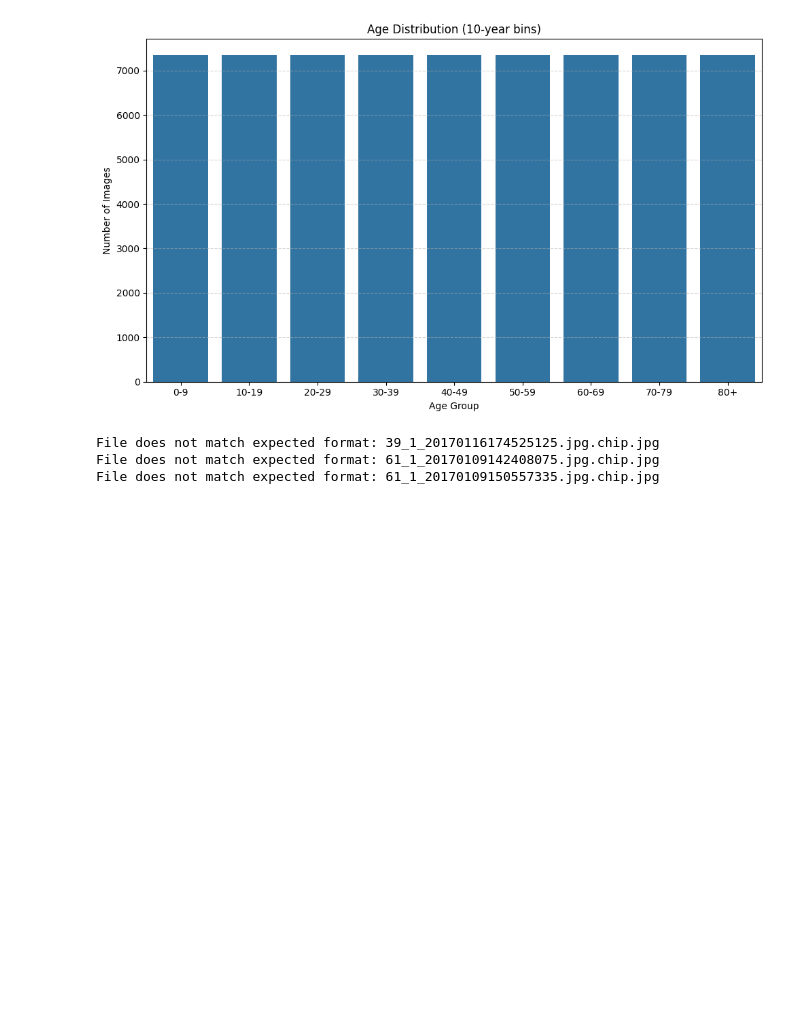
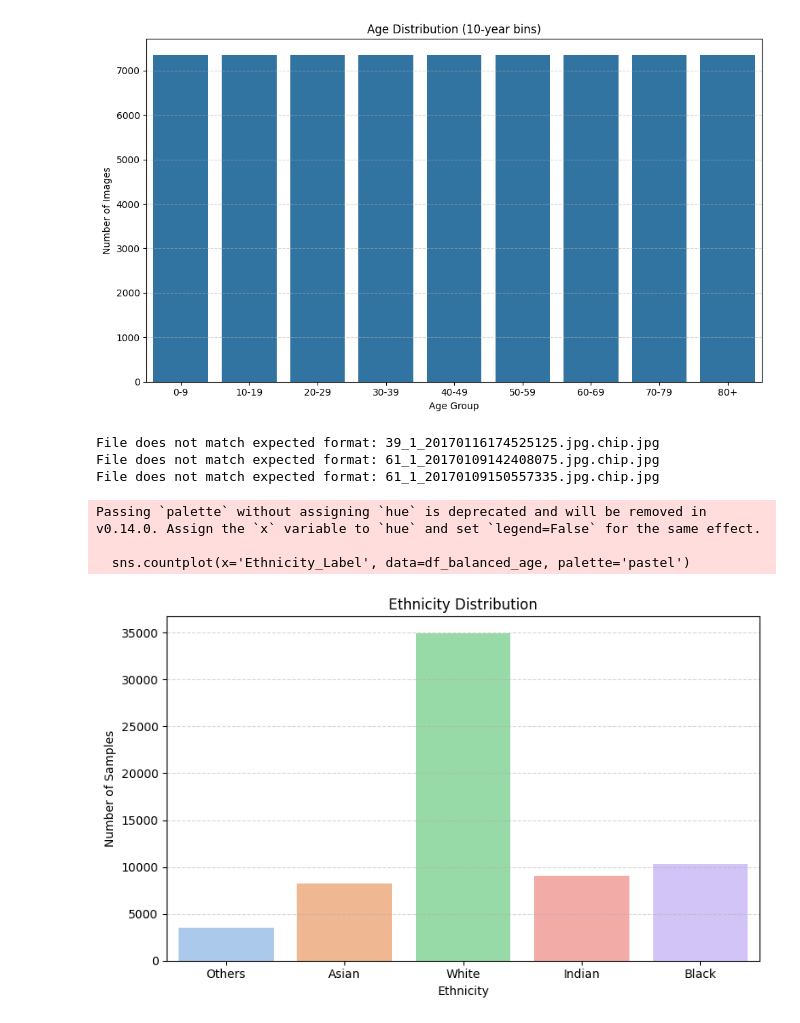
Before and after one commit to jhrug/TXAI2425, a Jupyter notebook: data_analysis.ipynb, the cells around one changed output. Drawn from its saved outputs; the diff is of its cells as text; code cells hidden in the pictures; blank space fills up the shorter version.

Commit message:
Update data_analysis.ipynb
ethn balancing toegevoegd

```diff
--- a/data_analysis.ipynb
+++ b/data_analysis.ipynb
@@ -57,21 +57,21 @@ plt.show()
 # %%
 max_count = df['Age_Bin'].value_counts().max()
 
-df_balanced = df.groupby('Age_Bin').apply(
-    lambda x: x.sample(max_count, replace=True, random_state=42)
-).reset_index(drop=True)
+df_balanced_age = df.groupby('Age_Bin').apply(
+    lambda x: x.sample(max_count, replace=True, random_state=1)
+    ).reset_index(drop=True)
 # %%
 # Define the bin edges
-bins = list(range(0, 81, 10)) + [df_balanced['Age'].max() + 1]  # This adds a final upper bound for 80+
+bins = list(range(0, 81, 10)) + [df_balanced_age['Age'].max() + 1]  # This adds a final upper bound for 80+
 
 # Create bin labels (optional)
 labels = [f"{i}-{i+9}" for i in range(0, 80, 10)] + ['80+']
 
 # Apply binning
-df_balanced['Age_Bin'] = pd.cut(df_balanced['Age'], bins=bins, labels=labels, right=False, include_lowest=True)
+df_balanced_age['Age_Bin'] = pd.cut(df_balanced_age['Age'], bins=bins, labels=labels, right=False, include_lowest=True)
 
 plt.figure(figsize=(10, 6))
-sns.countplot(x='Age_Bin', data=df_balanced, order=labels)  # use the custom bin labels
+sns.countplot(x='Age_Bin', data=df_balanced_age, order=labels)  # use the custom bin labels
 plt.title('Age Distribution (10-year bins)')
 plt.xlabel('Age Group')
 plt.ylabel('Number of Images')
@@ -100,0 +111,15 @@ File does not match expected format: 61_1_20170109150557335.jpg.chip.jpg
+# %%
+plt.figure(figsize=(8, 5))
+sns.countplot(x='Ethnicity_Label', data=df_balanced_age, palette='pastel')
+
+plt.title('Ethnicity Distribution')
+plt.xlabel('Ethnicity')
+plt.ylabel('Number of Samples')
+plt.grid(axis='y', linestyle='--', alpha=0.5)
+plt.tight_layout()
+plt.show()
+# %% [output]
+Passing `palette` without assigning `hue` is deprecated and will be removed in v0.14.0. Assign the `x` variable to `hue` and set `legend=False` for the same effect.
+
+  sns.countplot(x='Ethnicity_Label', data=df_balanced_age, palette='pastel')
+[figure, added]
```
Also changed, not shown: parts of 3 cells of this notebook.
